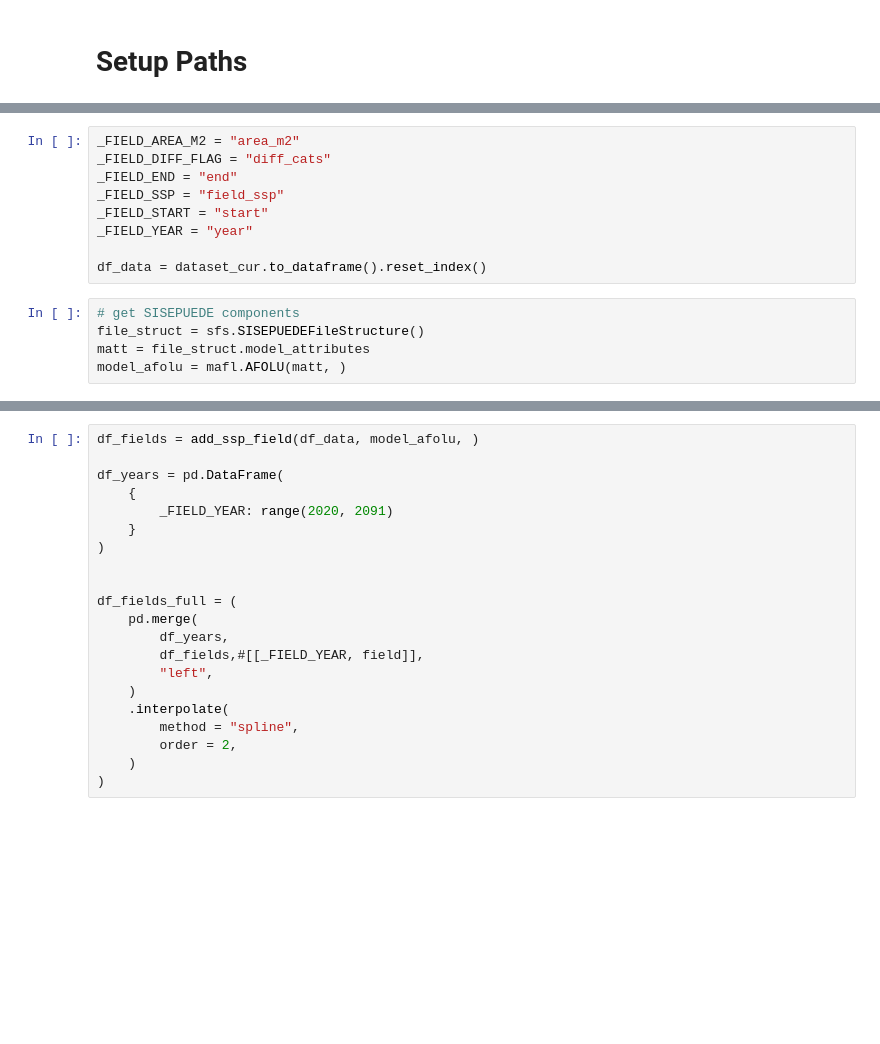
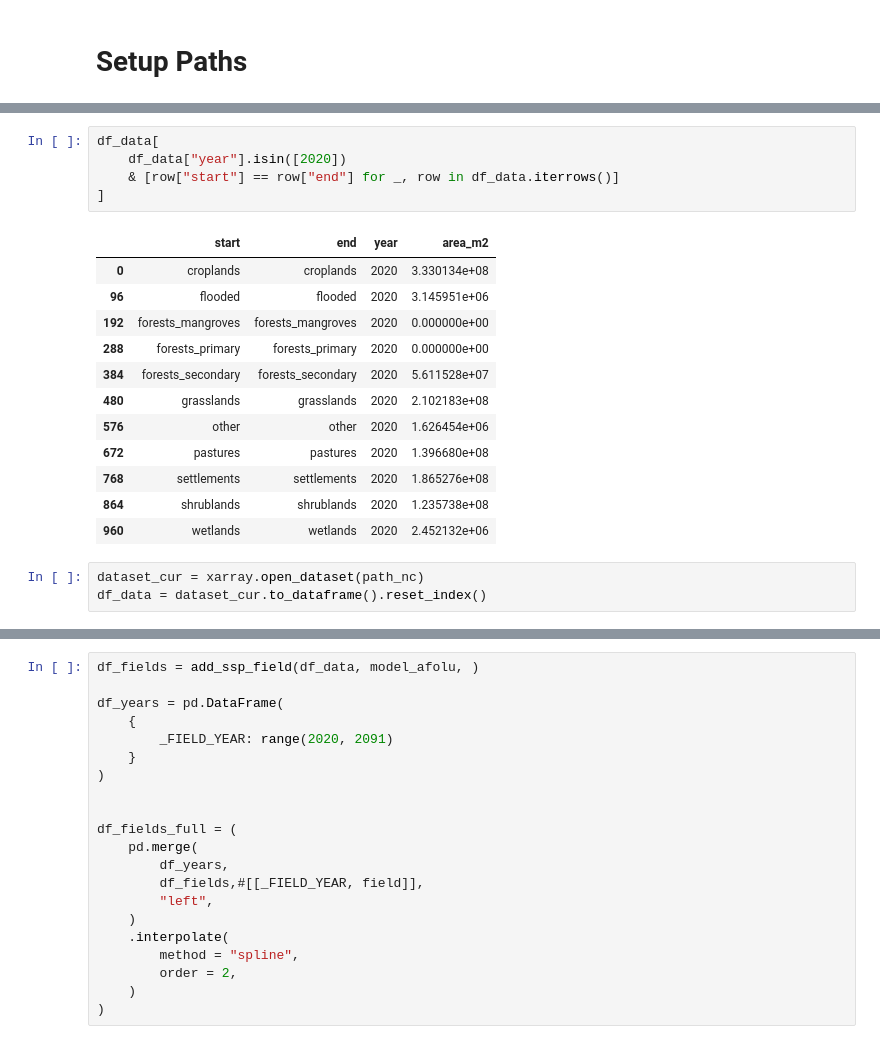
Before and after one commit to jcsyme/sisepuede_cities_analysis, a Jupyter notebook: sisepude_cities_analaysis.ipynb, the cells around one changed output, grey strips where cells are left out. Saved outputs shown, nothing was run; the diff lists cells and outputs as text; blank space fills up the shorter version.

```diff
--- a/sisepude_cities_analaysis.ipynb
+++ b/sisepude_cities_analaysis.ipynb
@@ -104,15 +231,22 @@ dataset_cur = xarray.open_dataset(path_nc)
+# %%
+df_data[
+    df_data["year"].isin([2020])
+    & [row["start"] == row["end"] for _, row in df_data.iterrows()]
+]
+# %% [output]
+|  | start | end | year | area_m2 |
+| 0 | croplands | croplands | 2020 | 3.330134e+08 |
+| 96 | flooded | flooded | 2020 | 3.145951e+06 |
+| 192 | forests_mangroves | forests_mangroves | 2020 | 0.000000e+00 |
+| 288 | forests_primary | forests_primary | 2020 | 0.000000e+00 |
+| 384 | forests_secondary | forests_secondary | 2020 | 5.611528e+07 |
+| 480 | grasslands | grasslands | 2020 | 2.102183e+08 |
+| 576 | other | other | 2020 | 1.626454e+06 |
+| 672 | pastures | pastures | 2020 | 1.396680e+08 |
+| 768 | settlements | settlements | 2020 | 1.865276e+08 |
+| 864 | shrublands | shrublands | 2020 | 1.235738e+08 |
+| 960 | wetlands | wetlands | 2020 | 2.452132e+06 |
 # %%
-_FIELD_AREA_M2 = "area_m2"
-_FIELD_DIFF_FLAG = "diff_cats"
-_FIELD_END = "end"
-_FIELD_SSP = "field_ssp"
-_FIELD_START = "start"
-_FIELD_YEAR = "year"
-
+dataset_cur = xarray.open_dataset(path_nc)
 df_data = dataset_cur.to_dataframe().reset_index()
-# %%
-# get SISEPUEDE components
-file_struct = sfs.SISEPUEDEFileStructure()
-matt = file_struct.model_attributes
-model_afolu = mafl.AFOLU(matt, )
 # %%
```
Also changed, not shown: parts of 9 cells of this notebook, 2 other files.
